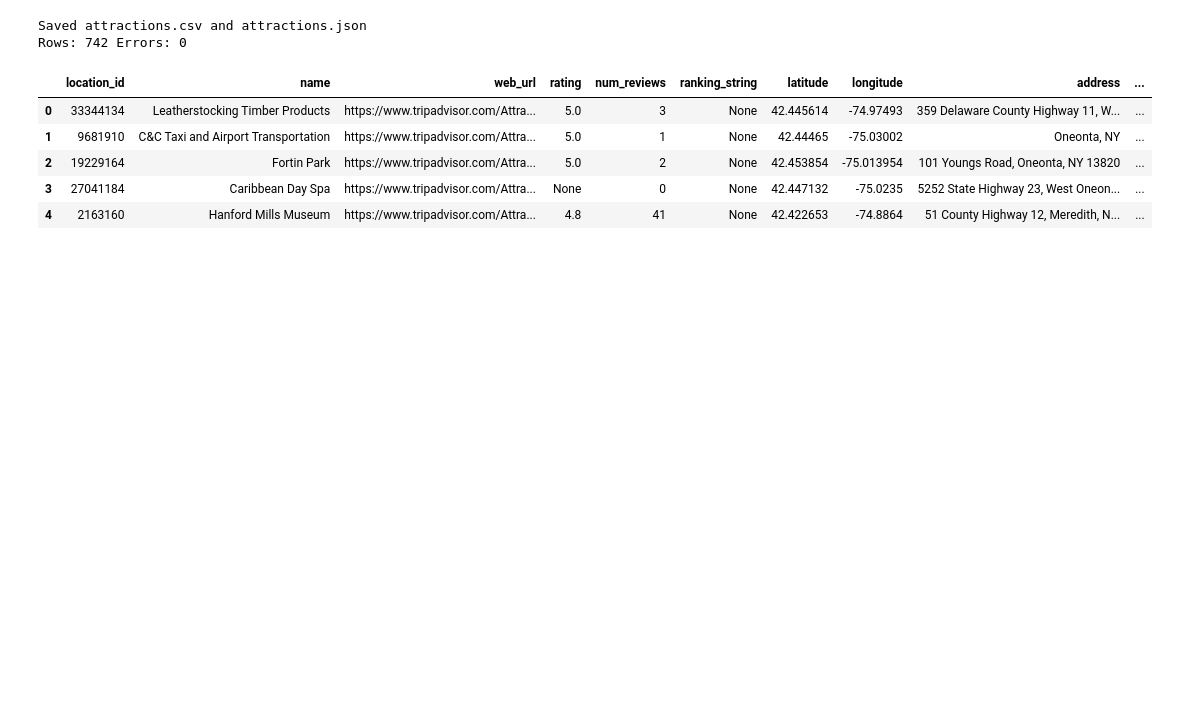
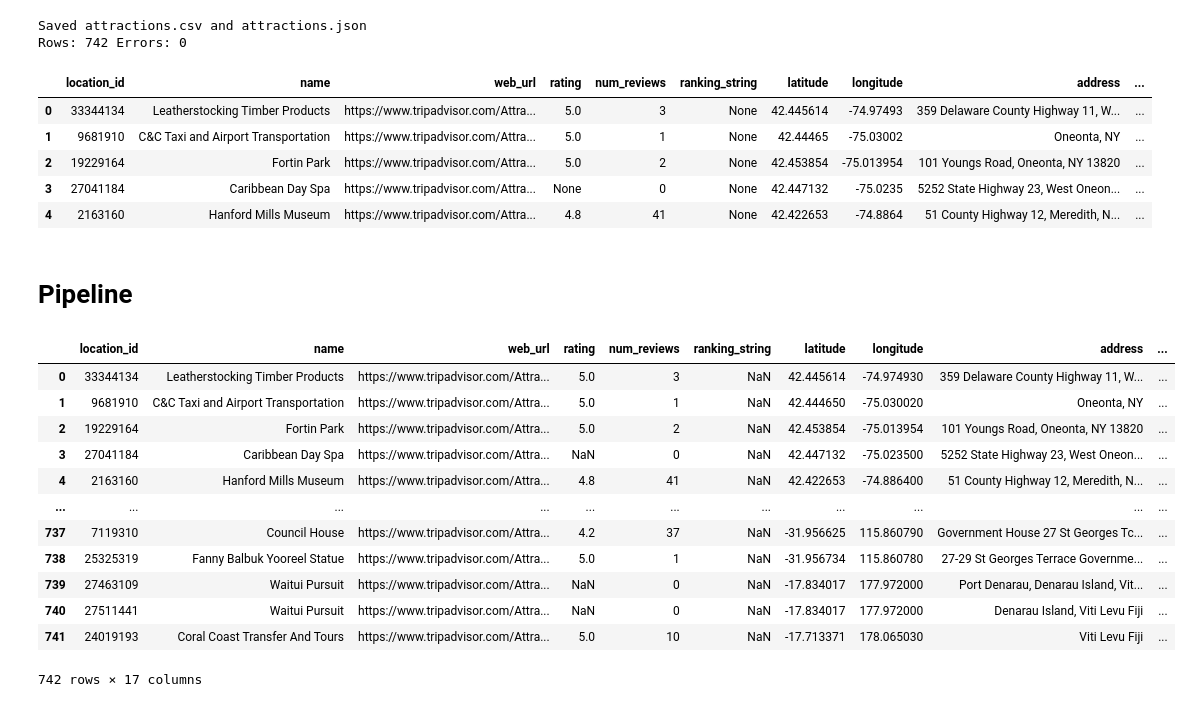
Before and after one commit to garrettjash/travel-app, a Jupyter notebook: data/TripAdvisor/ta_scraper.ipynb, the cells around one changed output. Saved outputs shown, nothing was run; the diff lists cells and outputs as text; code cells hidden in the pictures; blank space fills up the shorter version.

```diff
--- a/data/TripAdvisor/ta_scraper.ipynb
+++ b/data/TripAdvisor/ta_scraper.ipynb
@@ -404,3 +410,28 @@ Rows: 742 Errors: 0
 | 2 | 19229164 | Fortin Park | https://www.tripadvisor.com/Attra... | 5.0 | 2 | None | 42.453854 | -75.013954 | 101 Youngs Road, Oneonta, NY 13820 | ... |
 | 3 | 27041184 | Caribbean Day Spa | https://www.tripadvisor.com/Attra... | None | 0 | None | 42.447132 | -75.0235 | 5252 State Highway 23, West Oneon... | ... |
 | 4 | 2163160 | Hanford Mills Museum | https://www.tripadvisor.com/Attra... | 4.8 | 41 | None | 42.422653 | -74.8864 | 51 County Highway 12, Meredith, N... | ... |
+# %% [markdown]
+# Pipeline
+# %%
+RAW_KEEP = ["web_url", "address", "phone", "website"]
+
+try:
+    df  # just checks name exists
+except NameError:
+    df = pd.read_json("attractions.json")
+
+df
+# %% [output]
+|  | location_id | name | web_url | rating | num_reviews | ranking_string | latitude | longitude | address | ... |
+| 0 | 33344134 | Leatherstocking Timber Products | https://www.tripadvisor.com/Attra... | 5.0 | 3 | NaN | 42.445614 | -74.974930 | 359 Delaware County Highway 11, W... | ... |
+| 1 | 9681910 | C&C Taxi and Airport Transportation | https://www.tripadvisor.com/Attra... | 5.0 | 1 | NaN | 42.444650 | -75.030020 | Oneonta, NY | ... |
+| 2 | 19229164 | Fortin Park | https://www.tripadvisor.com/Attra... | 5.0 | 2 | NaN | 42.453854 | -75.013954 | 101 Youngs Road, Oneonta, NY 13820 | ... |
+| 3 | 27041184 | Caribbean Day Spa | https://www.tripadvisor.com/Attra... | NaN | 0 | NaN | 42.447132 | -75.023500 | 5252 State Highway 23, West Oneon... | ... |
+| 4 | 2163160 | Hanford Mills Museum | https://www.tripadvisor.com/Attra... | 4.8 | 41 | NaN | 42.422653 | -74.886400 | 51 County Highway 12, Meredith, N... | ... |
+| ... | ... | ... | ... | ... | ... | ... | ... | ... | ... | ... |
+| 737 | 7119310 | Council House | https://www.tripadvisor.com/Attra... | 4.2 | 37 | NaN | -31.956625 | 115.860790 | Government House 27 St Georges Tc... | ... |
+| 738 | 25325319 | Fanny Balbuk Yooreel Statue | https://www.tripadvisor.com/Attra... | 5.0 | 1 | NaN | -31.956734 | 115.860780 | 27-29 St Georges Terrace Governme... | ... |
+| 739 | 27463109 | Waitui Pursuit | https://www.tripadvisor.com/Attra... | NaN | 0 | NaN | -17.834017 | 177.972000 | Port Denarau, Denarau Island, Vit... | ... |
+| 740 | 27511441 | Waitui Pursuit | https://www.tripadvisor.com/Attra... | NaN | 0 | NaN | -17.834017 | 177.972000 | Denarau Island, Viti Levu Fiji | ... |
+| 741 | 24019193 | Coral Coast Transfer And Tours | https://www.tripadvisor.com/Attra... | 5.0 | 10 | NaN | -17.713371 | 178.065030 | Viti Levu Fiji | ... |
+742 rows × 17 columns
```
Also changed, not shown: parts of 5 cells of this notebook, 7 other files.
